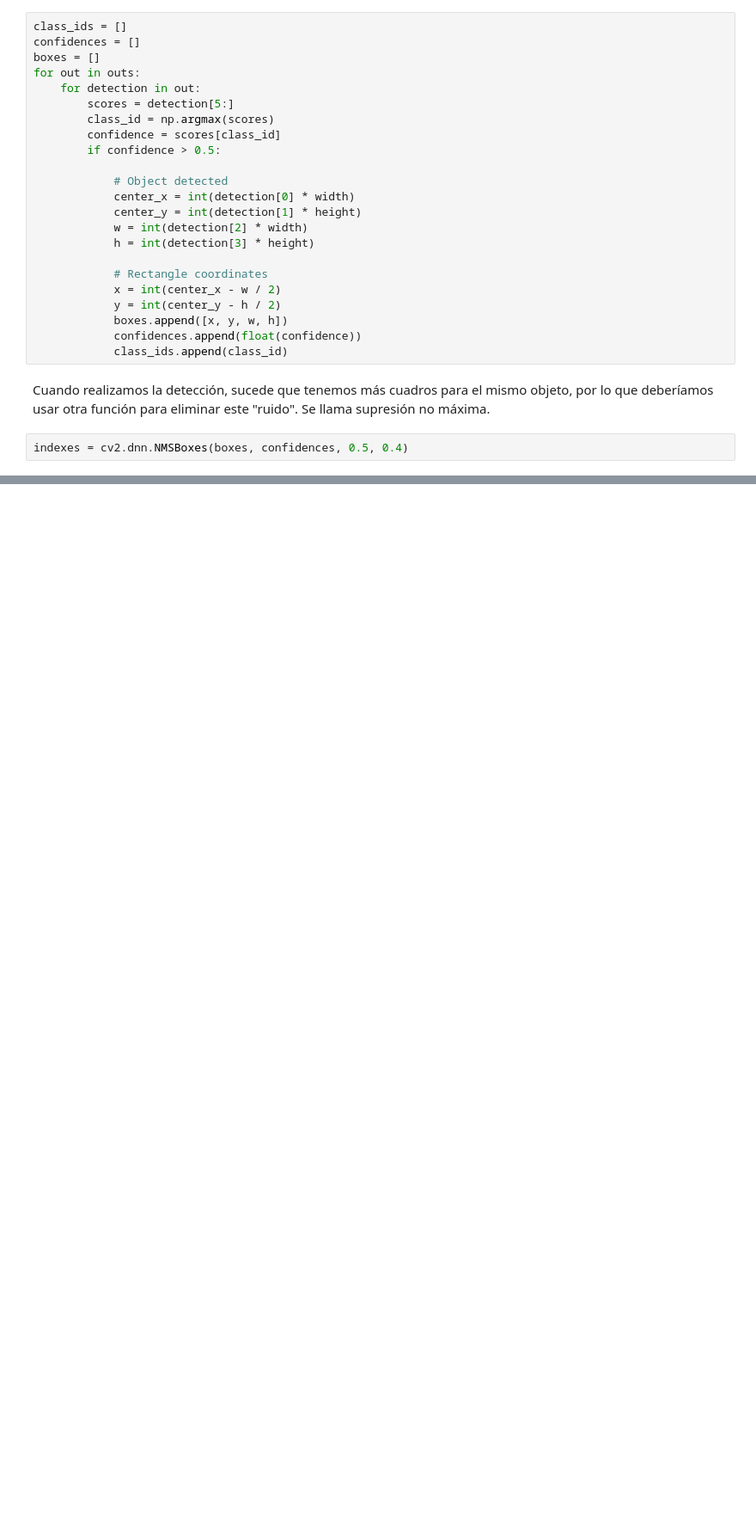
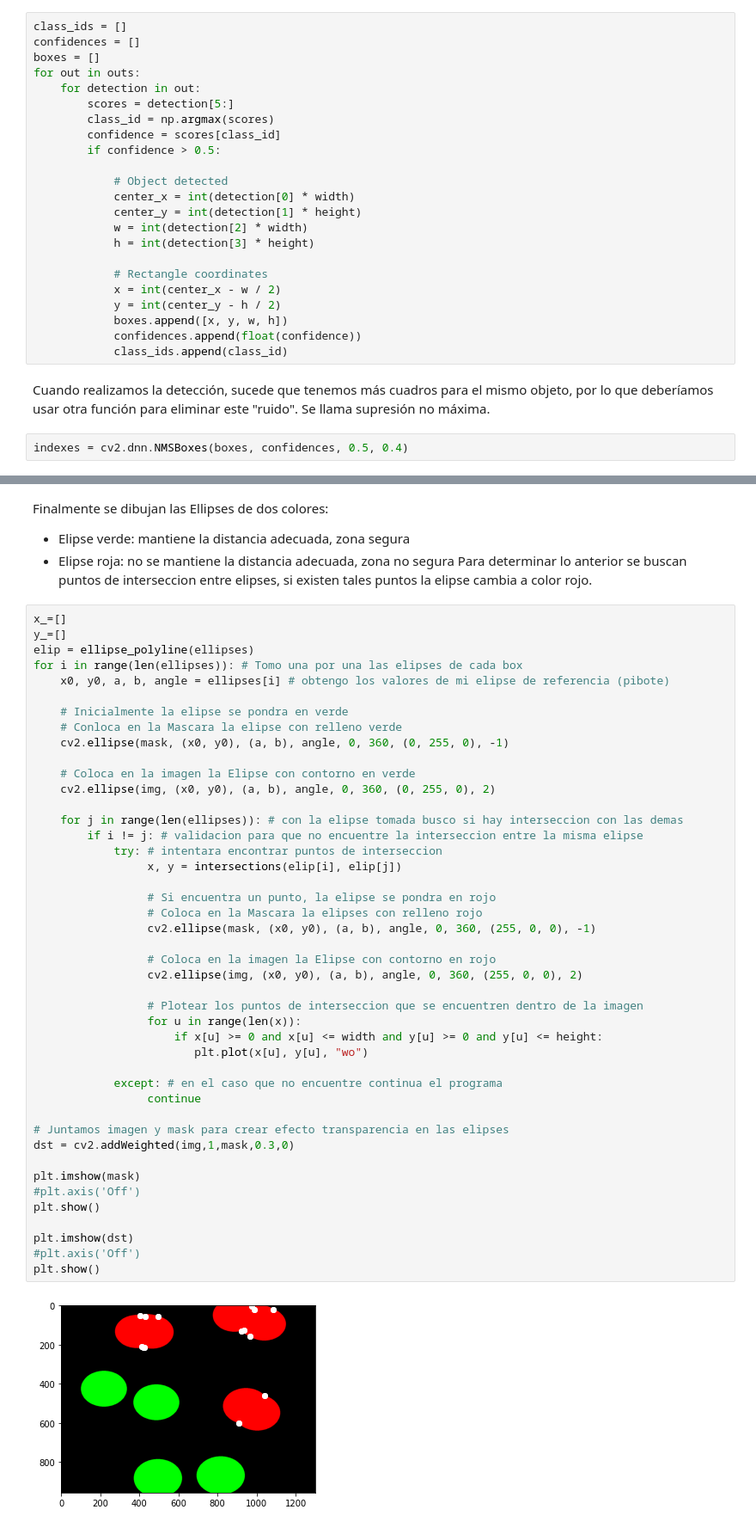
Before and after one commit to PAULM007/Drone-Proyect-Saturdays-AI, a Jupyter notebook: Drone_Proyect_Saturdays_AI_with_GPU.ipynb, the cells around one changed output, grey strips where cells are left out. Shown at 86% size. Drawn from its saved outputs; the diff is of its cells as text; blank space fills up the shorter version.

```diff
--- a/Drone_Proyect_Saturdays_AI_with_GPU.ipynb
+++ b/Drone_Proyect_Saturdays_AI_with_GPU.ipynb
@@ -215,0 +275,51 @@ box coords:  24   [674, -4, 34, 63] labels: person
+# %% [markdown]
+Finalmente se dibujan las Ellipses de dos colores:
+- Elipse verde: mantiene la distancia adecuada, zona segura
+- Elipse roja: no se mantiene la distancia adecuada, zona no segura
+Para determinar lo anterior se buscan puntos de interseccion entre elipses, si existen tales puntos la elipse cambia a color rojo.
+# %%
+x_=[]
+y_=[]
+elip = ellipse_polyline(ellipses)
+for i in range(len(ellipses)): # Tomo una por una las elipses de cada box
+    x0, y0, a, b, angle = ellipses[i] # obtengo los valores de mi elipse de referencia (pibote)
+
+    # Inicialmente la elipse se pondra en verde
+    # Conloca en la Mascara la elipse con relleno verde
+    cv2.ellipse(mask, (x0, y0), (a, b), angle, 0, 360, (0, 255, 0), -1)
+
+    # Coloca en la imagen la Elipse con contorno en verde
+    cv2.ellipse(img, (x0, y0), (a, b), angle, 0, 360, (0, 255, 0), 2)
+
+    for j in range(len(ellipses)): # con la elipse tomada busco si hay interseccion con las demas
+        if i != j: # validacion para que no encuentre la interseccion entre la misma elipse
+            try: # intentara encontrar puntos de interseccion
+                 x, y = intersections(elip[i], elip[j])
+
+                 # Si encuentra un punto, la elipse se pondra en rojo
+                 # Coloca en la Mascara la elipses con relleno rojo
+                 cv2.ellipse(mask, (x0, y0), (a, b), angle, 0, 360, (255, 0, 0), -1)
+
+                 # Coloca en la imagen la Elipse con contorno en rojo
+                 cv2.ellipse(img, (x0, y0), (a, b), angle, 0, 360, (255, 0, 0), 2)
+
+                 # Plotear los puntos de interseccion que se encuentren dentro de la imagen
+                 for u in range(len(x)):
+                     if x[u] >= 0 and x[u] <= width and y[u] >= 0 and y[u] <= height:
+                        plt.plot(x[u], y[u], "wo")
+
+            except: # en el caso que no encuentre continua el programa
+                 continue
+
+# Juntamos imagen y mask para crear efecto transparencia en las elipses
+dst = cv2.addWeighted(img,1,mask,0.3,0)
+
+plt.imshow(mask)
+#plt.axis('Off')
+plt.show()
+
+plt.imshow(dst)
+#plt.axis('Off')
+plt.show()
+# %% [output]
+[figure, added]
```
Also changed, not shown: parts of 10 cells of this notebook.
